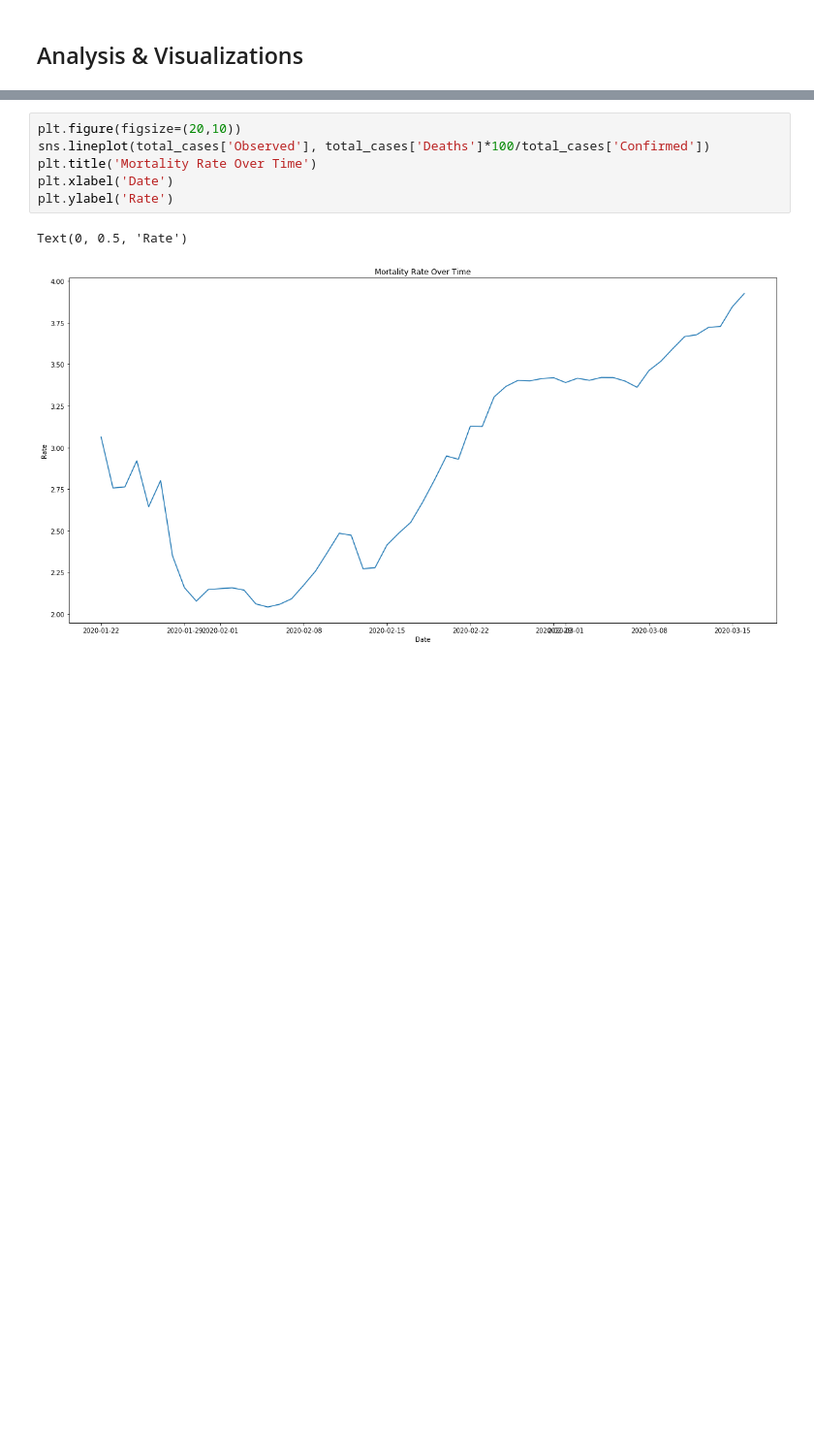
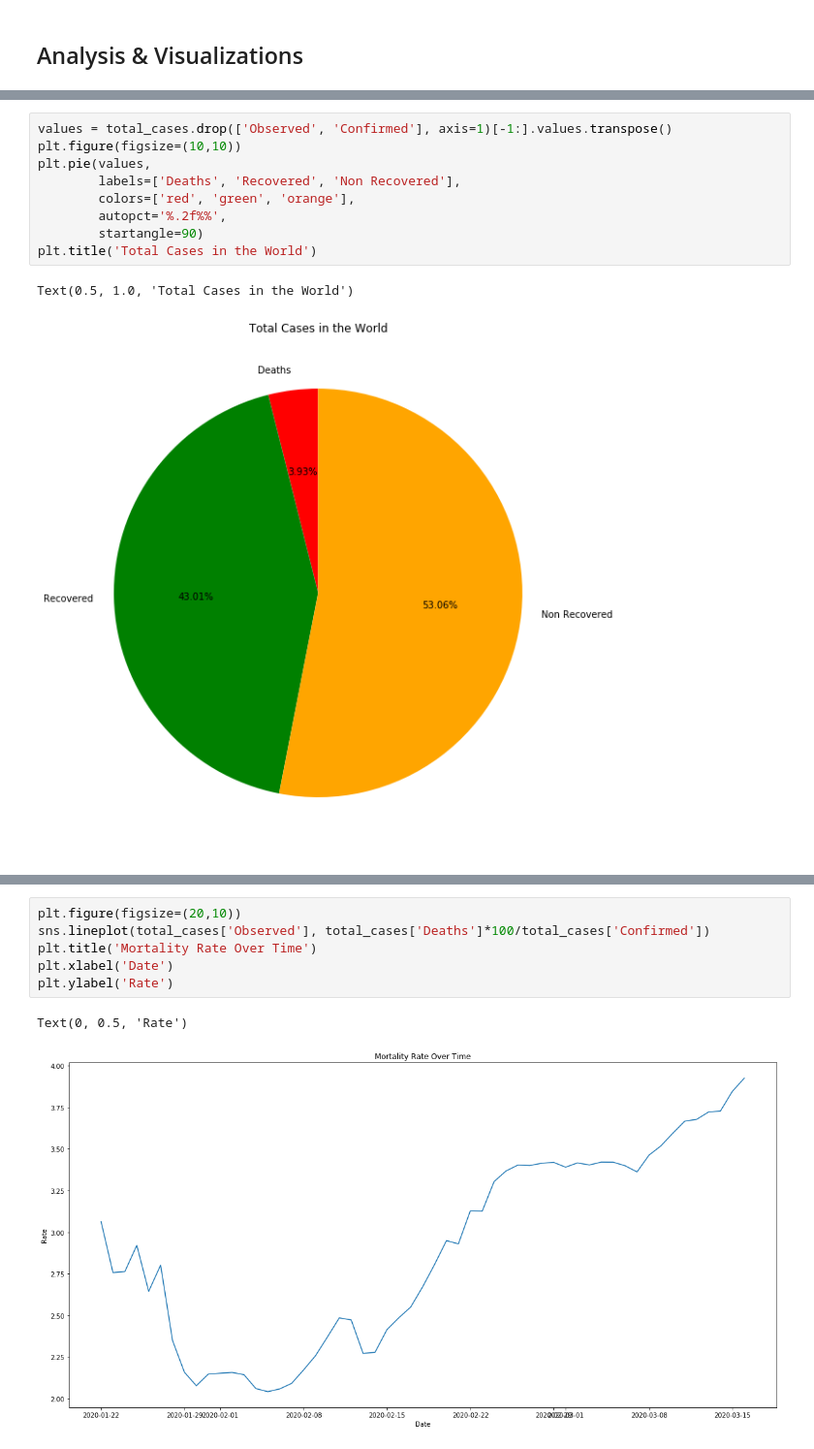
Before and after one commit to gachet/Coronavirus-2019-Analysis, a Jupyter notebook: Coronavirus_Analysis.ipynb, the cells around one changed output, grey strips where cells are left out. Shown at 97% size. Drawn from its saved outputs; the diff is of its cells as text; blank space fills up the shorter version.

```diff
--- a/Coronavirus_Analysis.ipynb
+++ b/Coronavirus_Analysis.ipynb
@@ -143,3 +149,15 @@ total_cases
+# %%
+values = total_cases.drop(['Observed', 'Confirmed'], axis=1)[-1:].values.transpose()
+plt.figure(figsize=(10,10))
+plt.pie(values,
+        labels=['Deaths', 'Recovered', 'Non Recovered'],
+        colors=['red', 'green', 'orange'],
+        autopct='%.2f%%',
+        startangle=90)
+plt.title('Total Cases in the World')
+# %% [output]
+Text(0.5, 1.0, 'Total Cases in the World')
+[figure, added]
 # %%
 plt.figure(figsize=(20,10))
 sns.lineplot(total_cases['Observed'], total_cases['Confirmed'])
```
Also changed, not shown: parts of 5 cells of this notebook.
